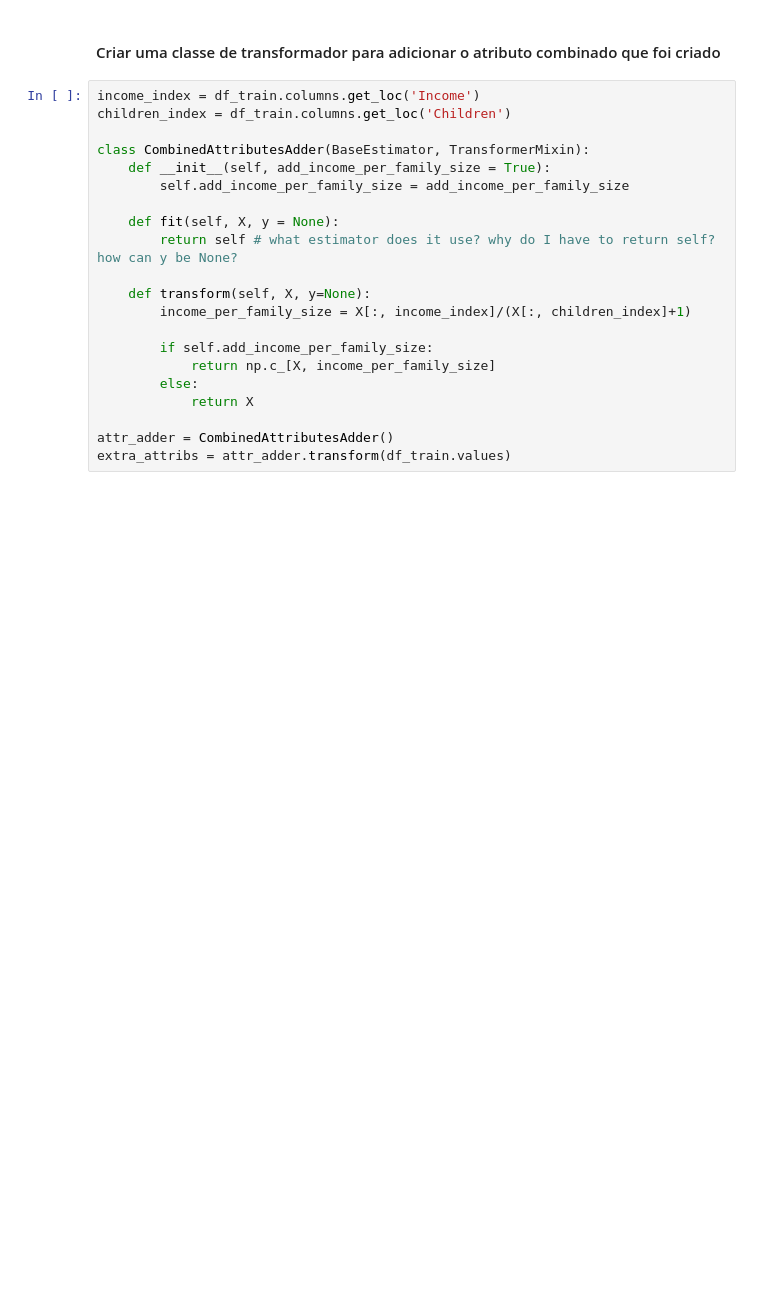
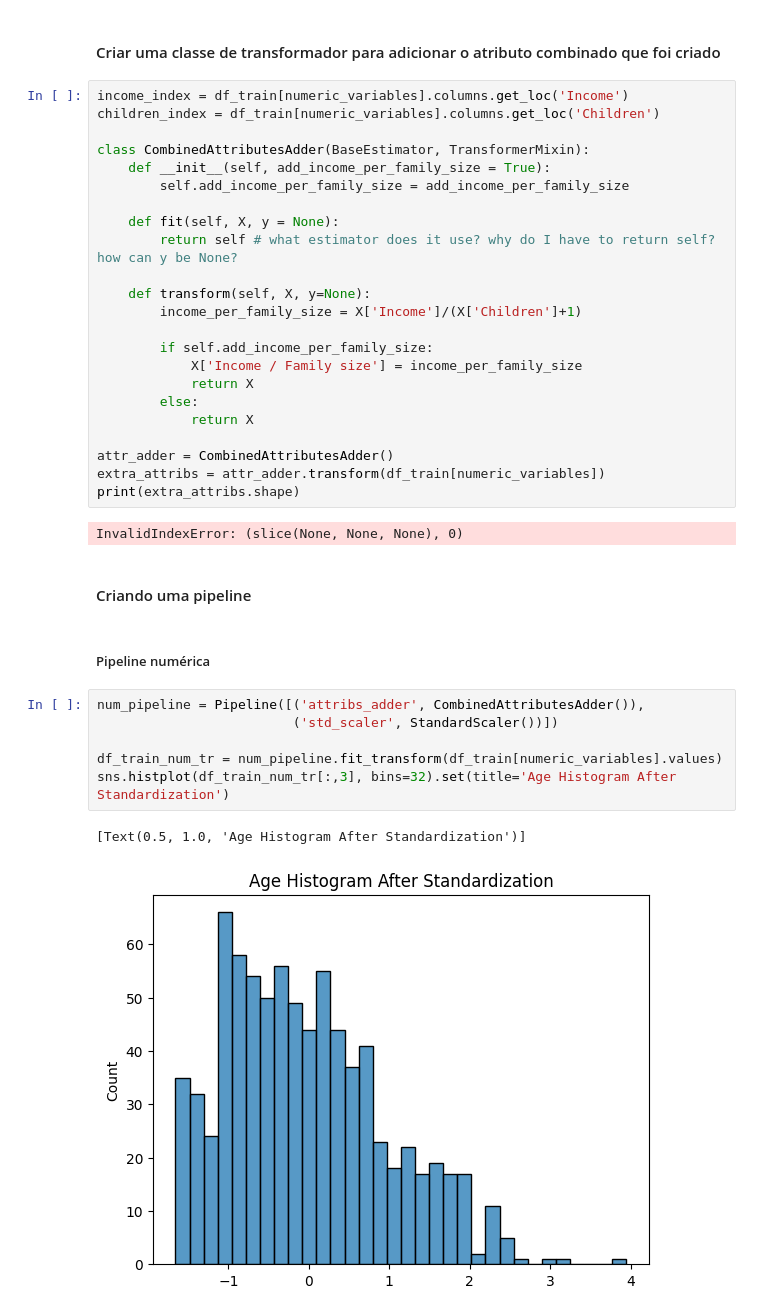
Before and after one commit to estaciolima/bikebuyers, a Jupyter notebook: EDA.ipynb, the cells around one changed output. Cells and saved outputs as stored; diff of their text form; blank space fills up the shorter version.

Commit message:
Pipeline de transformação de dados criada.

```diff
--- a/EDA.ipynb
+++ b/EDA.ipynb
@@ -218,8 +225,8 @@ sns.boxplot(x='Purchased Bike', y='Income / Family size', data=df_train)
 # %% [markdown]
 #### Criar uma classe de transformador para adicionar o atributo combinado que foi criado
 # %%
-income_index = df_train.columns.get_loc('Income')
-children_index = df_train.columns.get_loc('Children')
+income_index = df_train[numeric_variables].columns.get_loc('Income')
+children_index = df_train[numeric_variables].columns.get_loc('Children')
 
 class CombinedAttributesAdder(BaseEstimator, TransformerMixin):
     def __init__(self, add_income_per_family_size = True):
@@ -229,12 +236,29 @@ class CombinedAttributesAdder(BaseEstimator, TransformerMixin):
         return self # what estimator does it use? why do I have to return self? how can y be None?
 
     def transform(self, X, y=None):
-        income_per_family_size = X[:, income_index]/(X[:, children_index]+1)
+        income_per_family_size = X['Income']/(X['Children']+1)
 
         if self.add_income_per_family_size:
-            return np.c_[X, income_per_family_size]
+            X['Income / Family size'] = income_per_family_size
+            return X
         else:
             return X
 
 attr_adder = CombinedAttributesAdder()
-extra_attribs = attr_adder.transform(df_train.values)
+extra_attribs = attr_adder.transform(df_train[numeric_variables])
+print(extra_attribs.shape)
+# %% [output]
+InvalidIndexError: (slice(None, None, None), 0)
+# %% [markdown]
+#### Criando uma pipeline
+# %% [markdown]
+##### Pipeline numérica
+# %%
+num_pipeline = Pipeline([('attribs_adder', CombinedAttributesAdder()),
+                         ('std_scaler', StandardScaler())])
+
+df_train_num_tr = num_pipeline.fit_transform(df_train[numeric_variables].values)
+sns.histplot(df_train_num_tr[:,3], bins=32).set(title='Age Histogram After Standardization')
+# %% [output]
+[Text(0.5, 1.0, 'Age Histogram After Standardization')]
+[figure, added]
```
Also changed, not shown: parts of 14 cells of this notebook.
